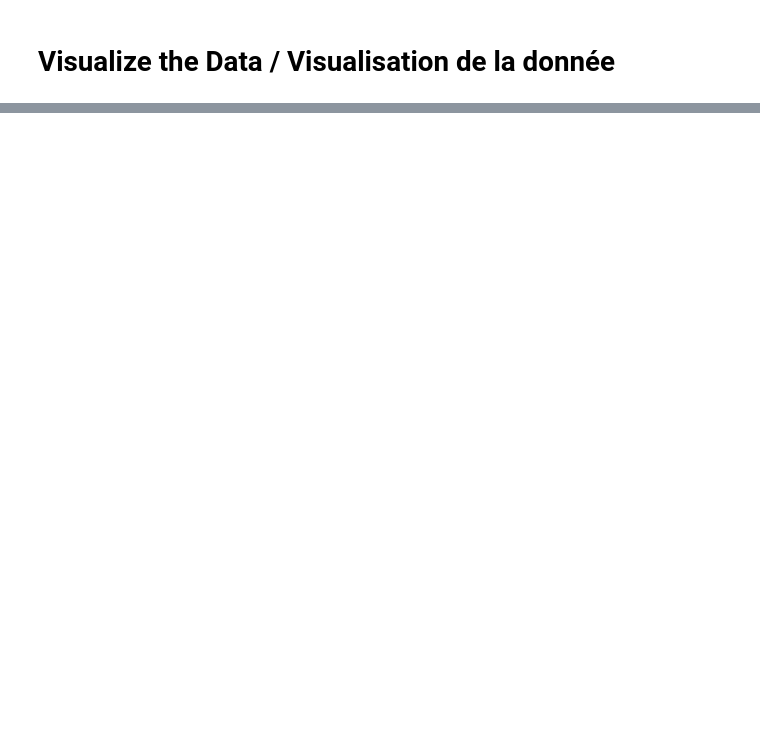
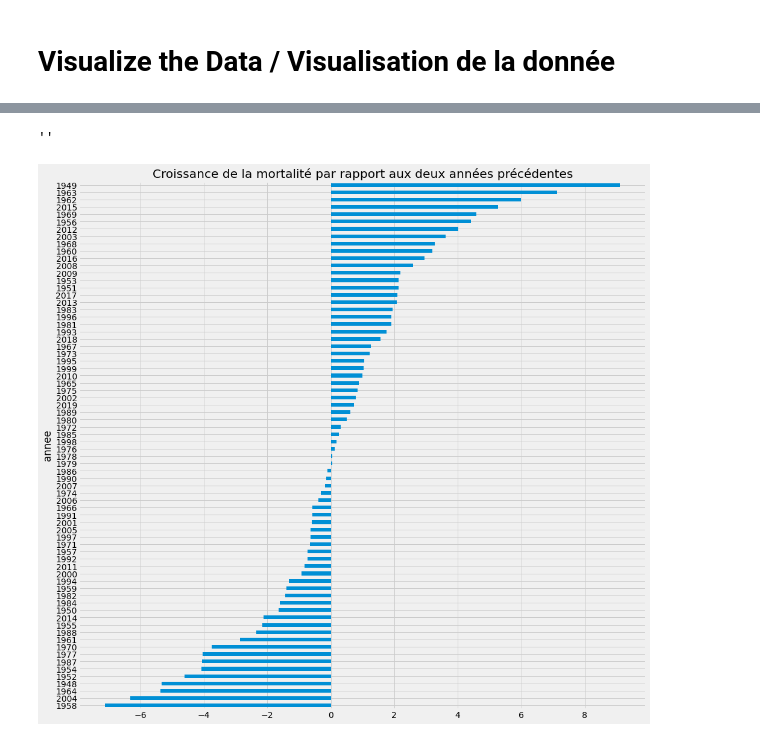
Before and after one commit to gdelaserre/insee-covid, a Jupyter notebook: Insee.ipynb, the cells around one changed output, grey strips where cells are left out. Drawn from its saved outputs; the diff is of its cells as text; code cells hidden in the pictures; blank space fills up the shorter version.

```diff
--- a/Insee.ipynb
+++ b/Insee.ipynb
@@ -160,0 +171,14 @@ Il y a 39907 morts en plus  depuis mars par rapport à la moyenne des deux anné
+# %%
+def moyenne(year):
+    last_year = year - 1
+    two_years_ago = year - 2
+    if year > 1947:
+      v1 = deces_1946.loc[deces_1946['annee'] == last_year, 'Deces france metro'].iloc[0]
+      v2 = deces_1946.loc[deces_1946['annee'] == two_years_ago, 'Deces france metro'].iloc[0]
+      v = (v2 + v1) / 2
+    else: v = 0
+    return v
+deces_1946['moyenne'] = deces_1946['annee'].apply(moyenne)
+deces_1946['croissance_vs_moyenne_2_annees'] = round(100 * (deces_1946['Deces france metro'] / deces_1946['moyenne'] - 1), 2)
+graph_data = deces_1946[2:].drop(columns = ['Deces france metro', 'moyenne'])
+graph_data.head(5)
@@ -160,0 +192,8 @@ Il y a 39907 morts en plus  depuis mars par rapport à la moyenne des deux anné
+# %%
+plt.style.use('fivethirtyeight')
+graph_data = graph_data.sort_values(by = 'croissance_vs_moyenne_2_annees', ascending = True)
+graph_data.plot(x = 'annee', y = 'croissance_vs_moyenne_2_annees' , kind = 'barh', figsize = (15,15), title = "Croissance de la mortalité par rapport aux deux années précédentes depuis 1949", legend = None)
+;
+# %% [output]
+''
+[figure, added]
```
Also changed, not shown: parts of 9 cells of this notebook.
